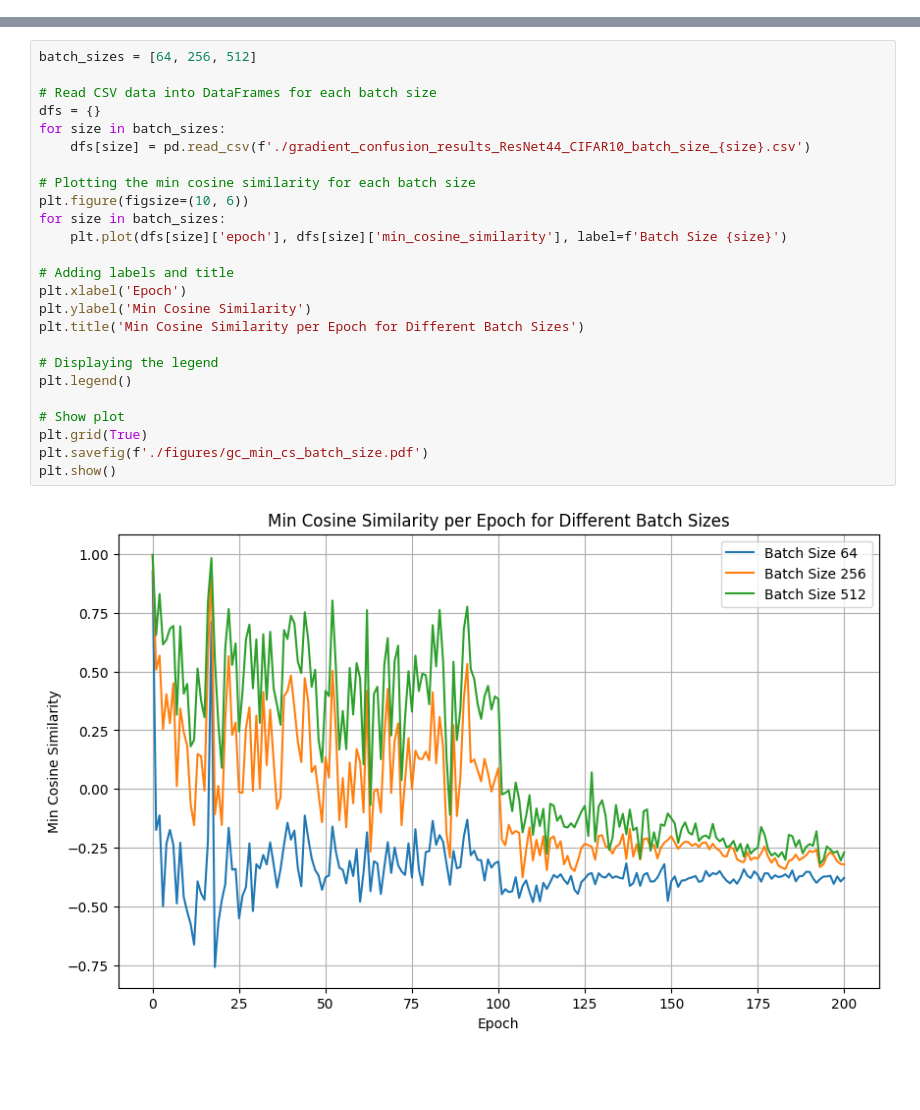
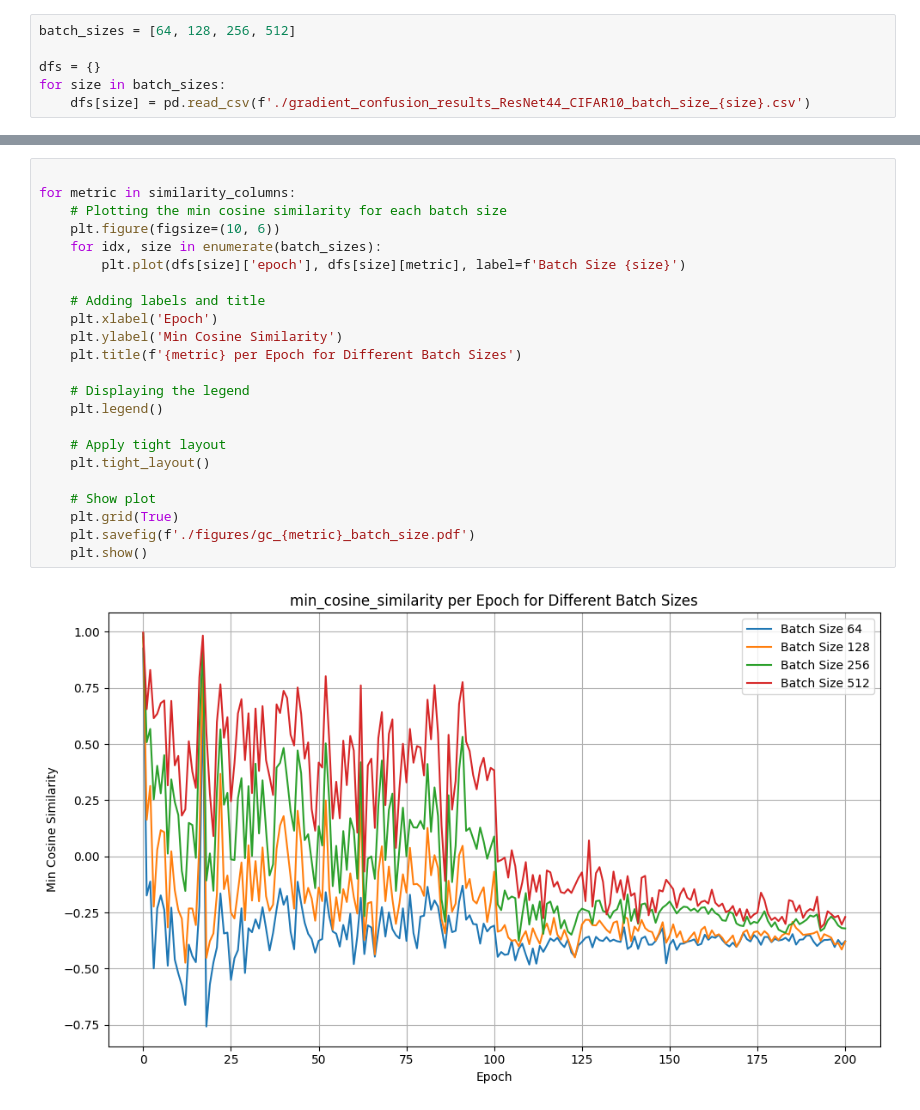
Before and after one commit to baunilhamarga/critical-periods, a Jupyter notebook: plots/gradient_confusion.ipynb, the cells around one changed output, grey strips where cells are left out. Saved outputs shown, nothing was run; the diff lists cells and outputs as text; blank space fills up the shorter version.

```diff
--- a/plots/gradient_confusion.ipynb
+++ b/plots/gradient_confusion.ipynb
@@ -9 +6,7 @@ df = pd.read_csv(f'./gradient_confusion_results_ResNet44_CIFAR10_batch_size_{bat
+# %%
+batch_sizes = [64, 128, 256, 512]
+
+dfs = {}
+for size in batch_sizes:
+    dfs[size] = pd.read_csv(f'./gradient_confusion_results_ResNet44_CIFAR10_batch_size_{size}.csv')
 # %%
@@ -69,27 +92,25 @@ plt.show()
 # %%
-batch_sizes = [64, 256, 512]
 
-# Read CSV data into DataFrames for each batch size
-dfs = {}
-for size in batch_sizes:
-    dfs[size] = pd.read_csv(f'./gradient_confusion_results_ResNet44_CIFAR10_batch_size_{size}.csv')
+for metric in similarity_columns:
+    # Plotting the min cosine similarity for each batch size
+    plt.figure(figsize=(10, 6))
+    for idx, size in enumerate(batch_sizes):
+        plt.plot(dfs[size]['epoch'], dfs[size][metric], label=f'Batch Size {size}')
 
-# Plotting the min cosine similarity for each batch size
-plt.figure(figsize=(10, 6))
-for size in batch_sizes:
-    plt.plot(dfs[size]['epoch'], dfs[size]['min_cosine_similarity'], label=f'Batch Size {size}')
+    # Adding labels and title
+    plt.xlabel('Epoch')
+    plt.ylabel('Min Cosine Similarity')
+    plt.title(f'{metric} per Epoch for Different Batch Sizes')
 
-# Adding labels and title
-plt.xlabel('Epoch')
-plt.ylabel('Min Cosine Similarity')
-plt.title('Min Cosine Similarity per Epoch for Different Batch Sizes')
+    # Displaying the legend
+    plt.legend()
 
-# Displaying the legend
-plt.legend()
+    # Apply tight layout
+    plt.tight_layout()
 
-# Show plot
-plt.grid(True)
-plt.savefig(f'./figures/gc_min_cs_batch_size.pdf')
-plt.show()
+    # Show plot
+    plt.grid(True)
+    plt.savefig(f'./figures/gc_{metric}_batch_size.pdf')
+    plt.show()
 # %% [output]
-[figure, old version]
+[figure, new version]
```
Also changed, not shown: parts of 6 cells of this notebook, 19 other files.
